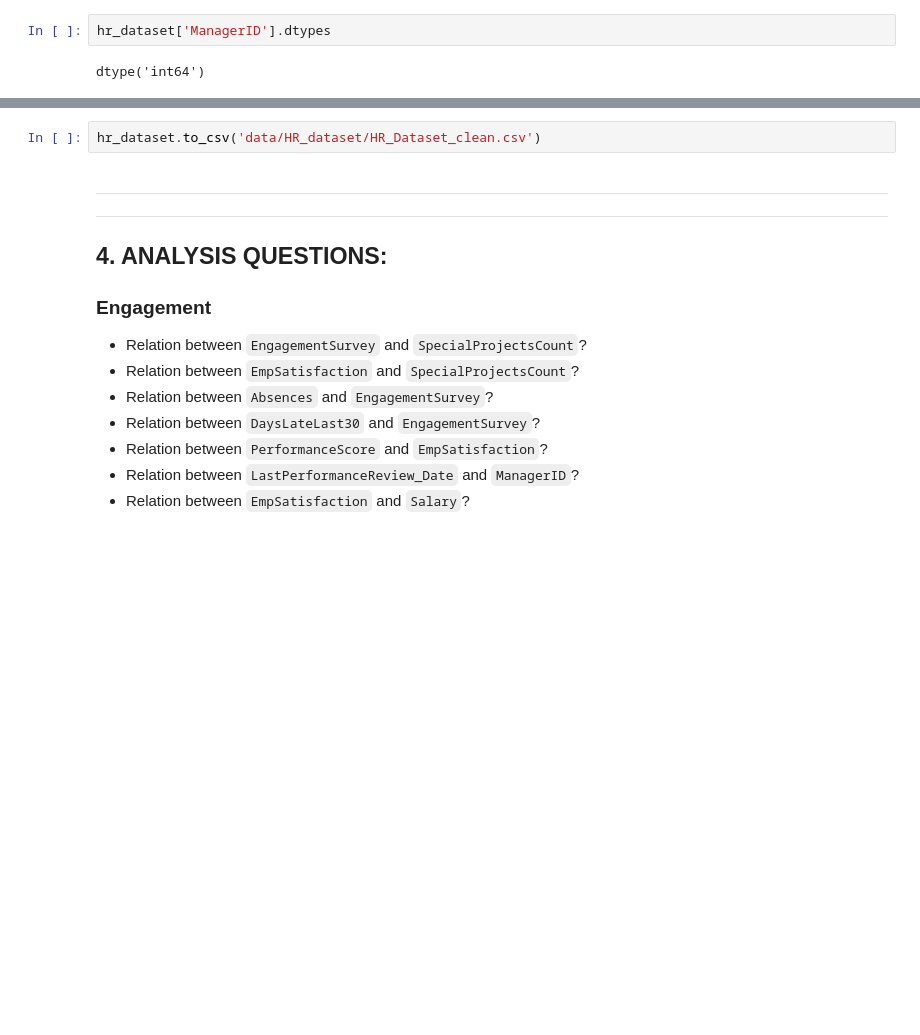
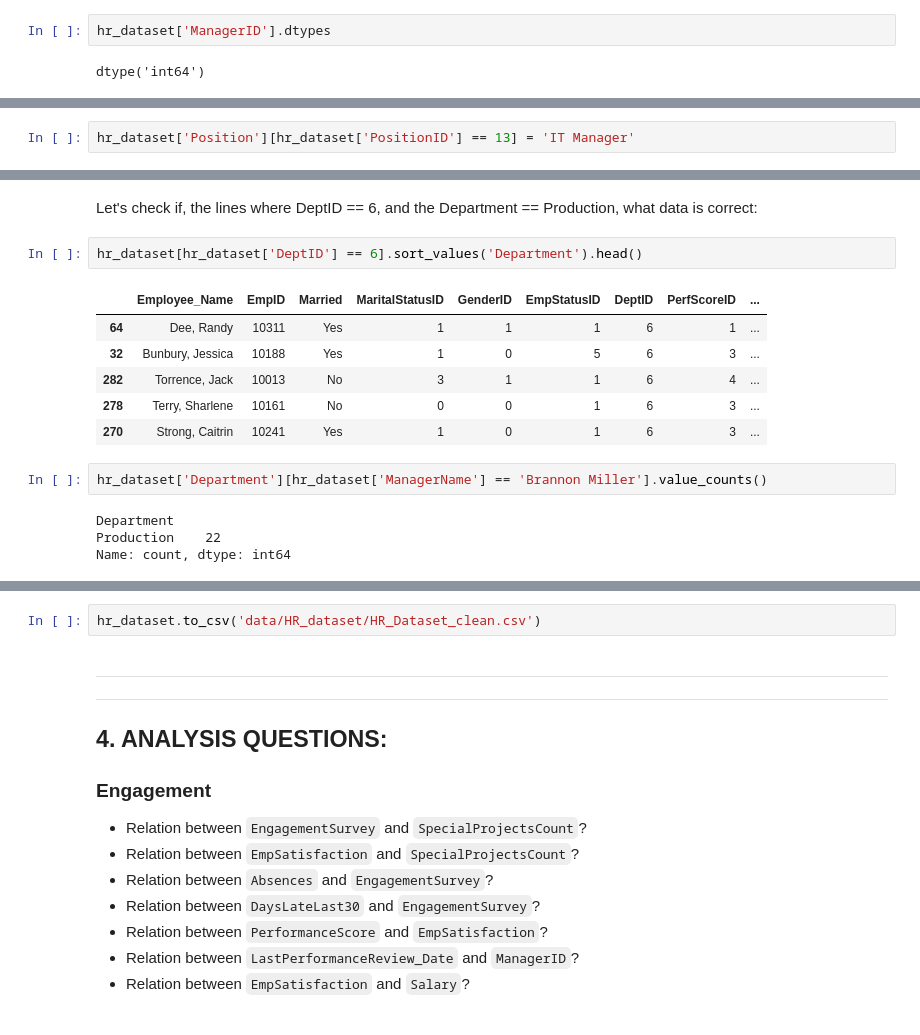
Before and after one commit to AnaSeoane/HR-Project, a Jupyter notebook: 1.Exploring_HRDataset.ipynb, the cells around one changed output, grey strips where cells are left out. Drawn from its saved outputs; the diff is of its cells as text; blank space fills up the shorter version.

```diff
--- a/1.Exploring_HRDataset.ipynb
+++ b/1.Exploring_HRDataset.ipynb
@@ -303,0 +382,2 @@ dtype('int64')
+# %%
+hr_dataset['Position'][hr_dataset['PositionID'] == 13] = 'IT Manager'
@@ -303,0 +449,17 @@ dtype('int64')
+# %% [markdown]
+Let's check if, the lines where DeptID == 6, and the Department == Production, what data is correct:
+# %%
+hr_dataset[hr_dataset['DeptID'] == 6].sort_values('Department').head()
+# %% [output]
+|  | Employee_Name | EmpID | Married | MaritalStatusID | GenderID | EmpStatusID | DeptID | PerfScoreID | ... |
+| 64 | Dee, Randy | 10311 | Yes | 1 | 1 | 1 | 6 | 1 | ... |
+| 32 | Bunbury, Jessica | 10188 | Yes | 1 | 0 | 5 | 6 | 3 | ... |
+| 282 | Torrence, Jack | 10013 | No | 3 | 1 | 1 | 6 | 4 | ... |
+| 278 | Terry, Sharlene | 10161 | No | 0 | 0 | 1 | 6 | 3 | ... |
+| 270 | Strong, Caitrin | 10241 | Yes | 1 | 0 | 1 | 6 | 3 | ... |
+# %%
+hr_dataset['Department'][hr_dataset['ManagerName'] == 'Brannon Miller'].value_counts()
+# %% [output]
+Department
+Production    22
+Name: count, dtype: int64
```
Also changed, not shown: parts of 36 cells of this notebook, 20 other files.
